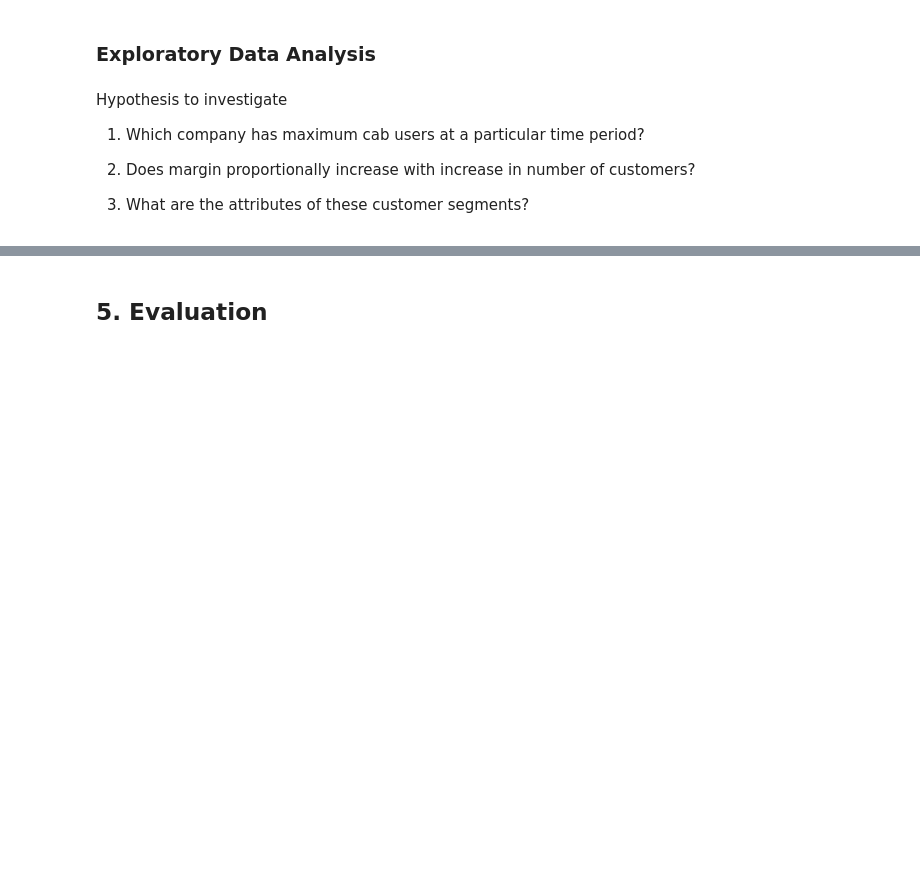
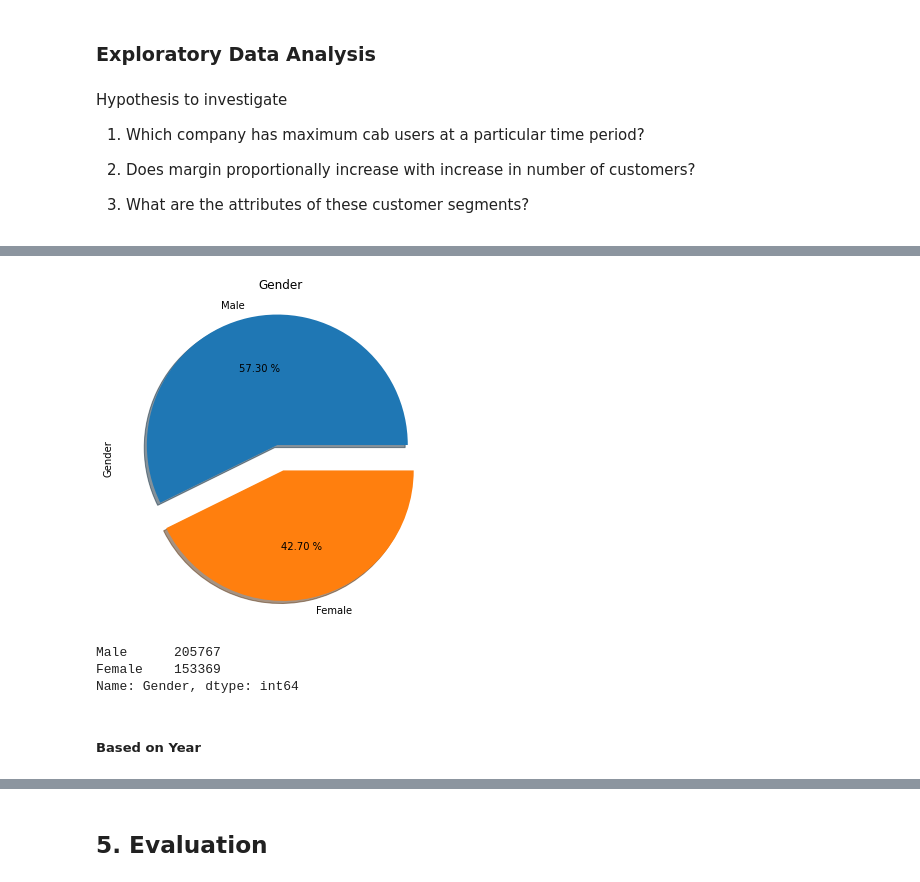
Before and after one commit to Ruoro/G2M_INSIGHTS, a Jupyter notebook: G2M_Insight.ipynb, the cells around one changed output, grey strips where cells are left out. Cells and saved outputs as stored; diff of their text form; code cells hidden in the pictures; blank space fills up the shorter version.

```diff
--- a/G2M_Insight.ipynb
+++ b/G2M_Insight.ipynb
@@ -688,0 +696,17 @@ Hypothesis to investigate
+# %%
+# Gender pie chart
+
+# plt.pie(df_final['Gender'].value_counts(), explode = (0.1, 0.1), shadow = True)
+# plt.legend()
+# plt.title('Gender of Customers')
+plot = df_final['Gender'].value_counts().plot(kind='pie', autopct='%.2f %%',figsize=(6, 6), title='Gender', explode = (0.1, 0.1), shadow = True)
+# %% [output]
+[figure, added]
+# %%
+df_final['Gender'].value_counts()
+# %% [output]
+Male      205767
+Female    153369
+Name: Gender, dtype: int64
+# %% [markdown]
+##### Based on Year
```
Also changed, not shown: parts of 24 cells of this notebook.
